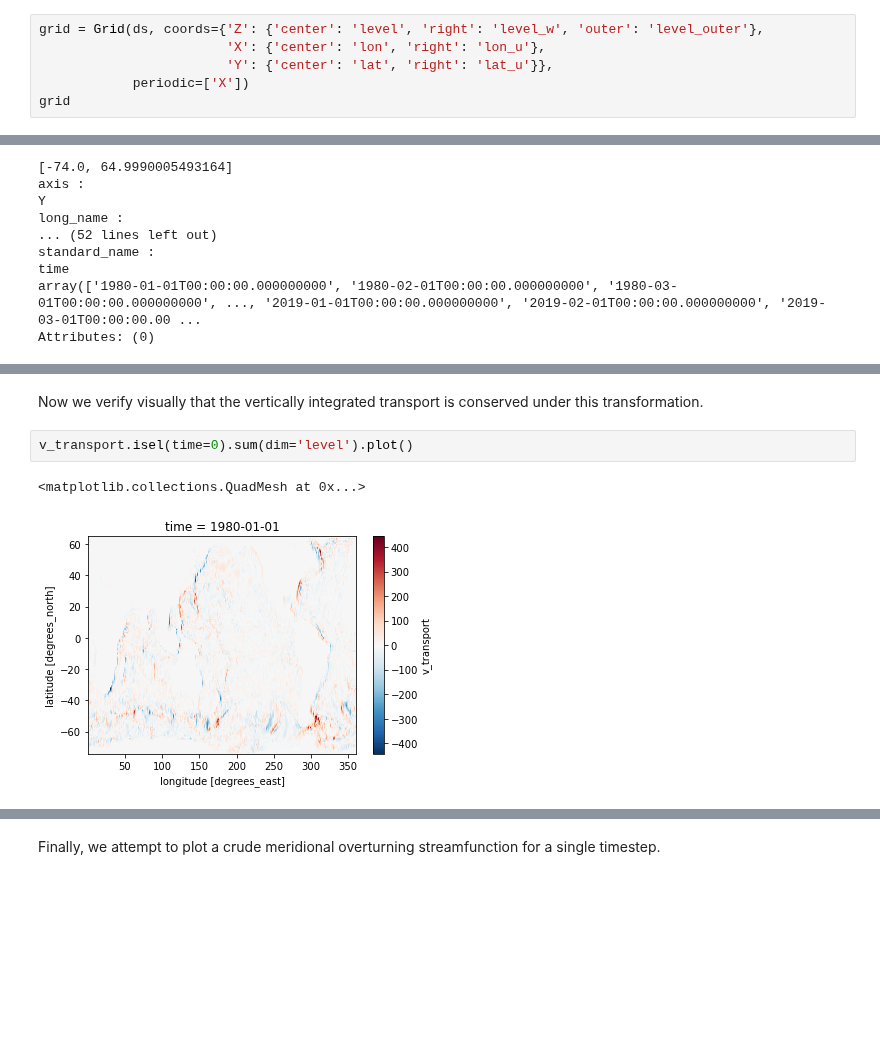
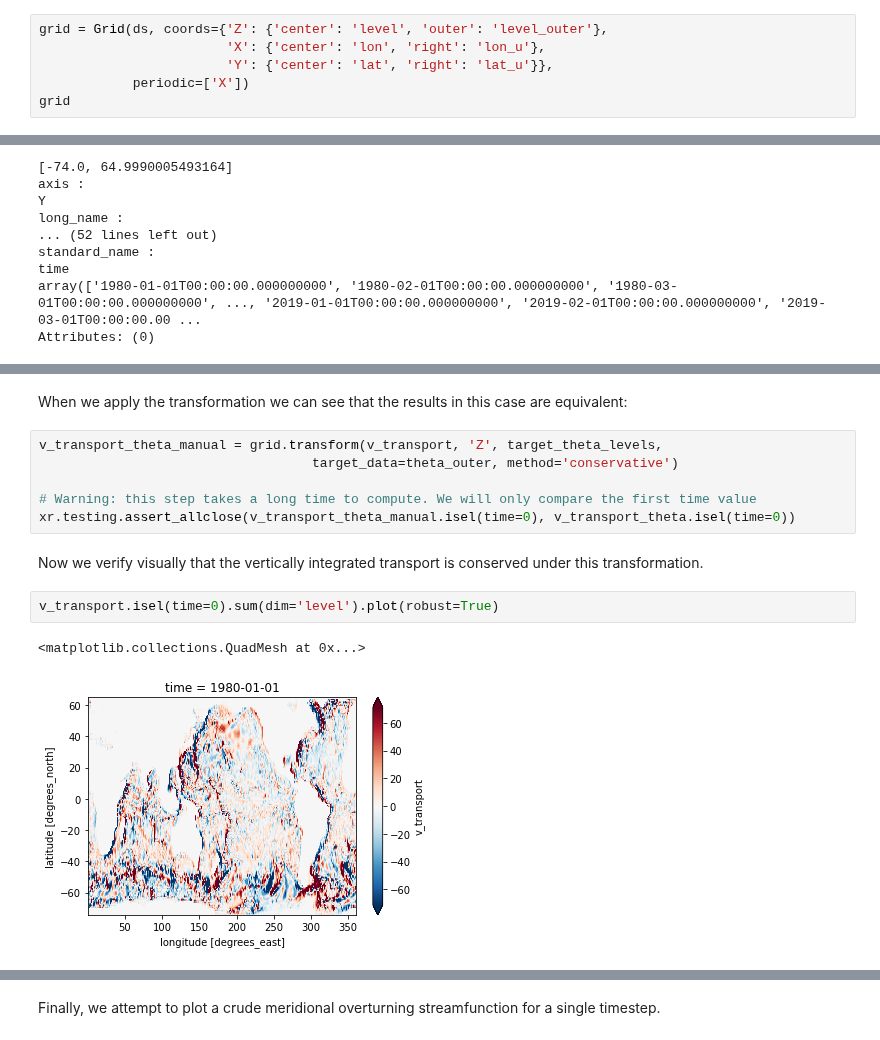
Before and after one commit to xgcm/xgcm, a Jupyter notebook: doc/transform.ipynb, the cells around one changed output, grey strips where cells are left out. Drawn from its saved outputs; the diff is of its cells as text; blank space fills up the shorter version.

```diff
--- a/doc/transform.ipynb
+++ b/doc/transform.ipynb
@@ -235,7 +235,7 @@ ds = ds.assign_coords({'level_outer': level_outer})
 # %% [markdown]
 Now we create a `Grid` object for this dataset.
 # %%
-grid = Grid(ds, coords={'Z': {'center': 'level', 'right': 'level_w', 'outer': 'level_outer'},
+grid = Grid(ds, coords={'Z': {'center': 'level', 'outer': 'level_outer'},
                         'X': {'center': 'lon', 'right': 'lon_u'},
                         'Y': {'center': 'lat', 'right': 'lat_u'}},
             periodic=['X'])
@@ -416,8 +448,16 @@ Attributes: (0)
+# %% [markdown]
+When we apply the transformation we can see that the results in this case are equivalent:
+# %%
+v_transport_theta_manual = grid.transform(v_transport, 'Z', target_theta_levels,
+                                   target_data=theta_outer, method='conservative')
+
+# Warning: this step takes a long time to compute. We will only compare the first time value
+xr.testing.assert_allclose(v_transport_theta_manual.isel(time=0), v_transport_theta.isel(time=0))
 # %% [markdown]
 Now  we verify visually that the vertically integrated transport is conserved under this transformation.
 # %%
-v_transport.isel(time=0).sum(dim='level').plot()
+v_transport.isel(time=0).sum(dim='level').plot(robust=True)
 # %% [output]
 <matplotlib.collections.QuadMesh at 0x...>
-[figure, old version]
+[figure, new version]
 # %%
```
Also changed, not shown: parts of 19 cells of this notebook.
